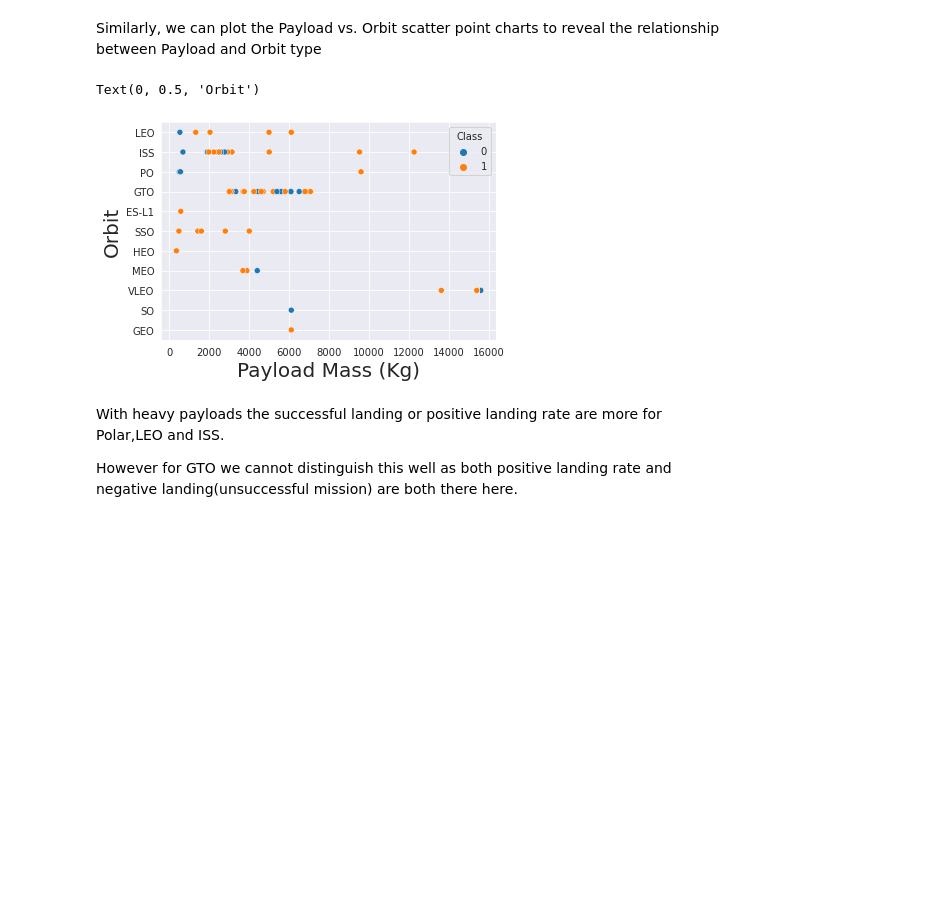
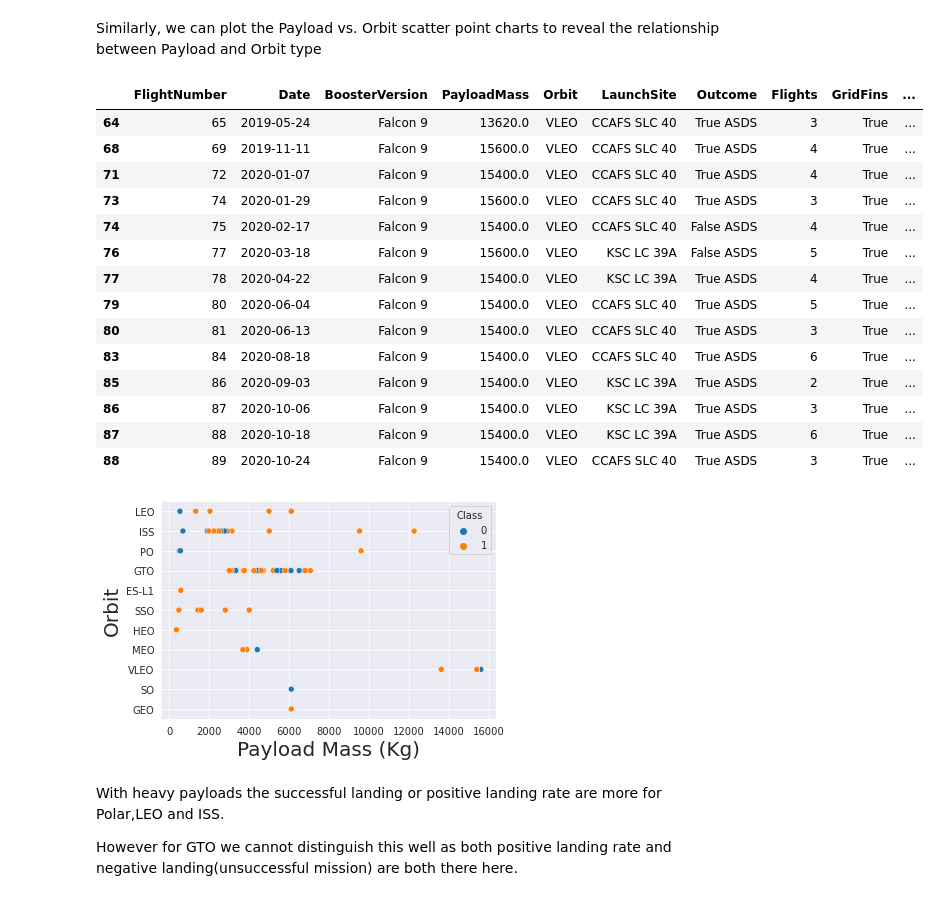
Before and after one commit to Milos0110/ibm_applied_ds_capstone_project, a Jupyter notebook: jupyter-labs-eda-dataviz.ipynb, the cells around one changed output. Drawn from its saved outputs; the diff is of its cells as text; code cells hidden in the pictures; blank space fills up the shorter version.

```diff
--- a/jupyter-labs-eda-dataviz.ipynb
+++ b/jupyter-labs-eda-dataviz.ipynb
@@ -147,10 +152,26 @@ Similarly, we can plot the Payload vs. Orbit scatter point charts to reveal the
 # %%
 # Plot a scatter point chart with x axis to be Payload and y axis to be the Orbit, and hue to be the class value
 sns.scatterplot(x='PayloadMass', y='Orbit', data=df, hue='Class')
 plt.xlabel('Payload Mass (Kg)', fontsize=20)
 plt.ylabel('Orbit', fontsize=20)
+
+df.loc[df['Orbit']=='VLEO'].head(20)
 # %% [output]
-Text(0, 0.5, 'Orbit')
+|  | FlightNumber | Date | BoosterVersion | PayloadMass | Orbit | LaunchSite | Outcome | Flights | GridFins | ... |
+| 64 | 65 | 2019-05-24 | Falcon 9 | 13620.0 | VLEO | CCAFS SLC 40 | True ASDS | 3 | True | ... |
+| 68 | 69 | 2019-11-11 | Falcon 9 | 15600.0 | VLEO | CCAFS SLC 40 | True ASDS | 4 | True | ... |
+| 71 | 72 | 2020-01-07 | Falcon 9 | 15400.0 | VLEO | CCAFS SLC 40 | True ASDS | 4 | True | ... |
+| 73 | 74 | 2020-01-29 | Falcon 9 | 15600.0 | VLEO | CCAFS SLC 40 | True ASDS | 3 | True | ... |
+| 74 | 75 | 2020-02-17 | Falcon 9 | 15400.0 | VLEO | CCAFS SLC 40 | False ASDS | 4 | True | ... |
+| 76 | 77 | 2020-03-18 | Falcon 9 | 15600.0 | VLEO | KSC LC 39A | False ASDS | 5 | True | ... |
+| 77 | 78 | 2020-04-22 | Falcon 9 | 15400.0 | VLEO | KSC LC 39A | True ASDS | 4 | True | ... |
+| 79 | 80 | 2020-06-04 | Falcon 9 | 15400.0 | VLEO | CCAFS SLC 40 | True ASDS | 5 | True | ... |
+| 80 | 81 | 2020-06-13 | Falcon 9 | 15400.0 | VLEO | CCAFS SLC 40 | True ASDS | 3 | True | ... |
+| 83 | 84 | 2020-08-18 | Falcon 9 | 15400.0 | VLEO | CCAFS SLC 40 | True ASDS | 6 | True | ... |
+| 85 | 86 | 2020-09-03 | Falcon 9 | 15400.0 | VLEO | KSC LC 39A | True ASDS | 2 | True | ... |
+| 86 | 87 | 2020-10-06 | Falcon 9 | 15400.0 | VLEO | KSC LC 39A | True ASDS | 3 | True | ... |
+| 87 | 88 | 2020-10-18 | Falcon 9 | 15400.0 | VLEO | KSC LC 39A | True ASDS | 6 | True | ... |
+| 88 | 89 | 2020-10-24 | Falcon 9 | 15400.0 | VLEO | CCAFS SLC 40 | True ASDS | 3 | True | ... |
 [figure]
 # %% [markdown]
 With heavy payloads the successful landing or positive landing rate are more for Polar,LEO and ISS.
```
Also changed, not shown: parts of 2 cells of this notebook, 4 other files.
